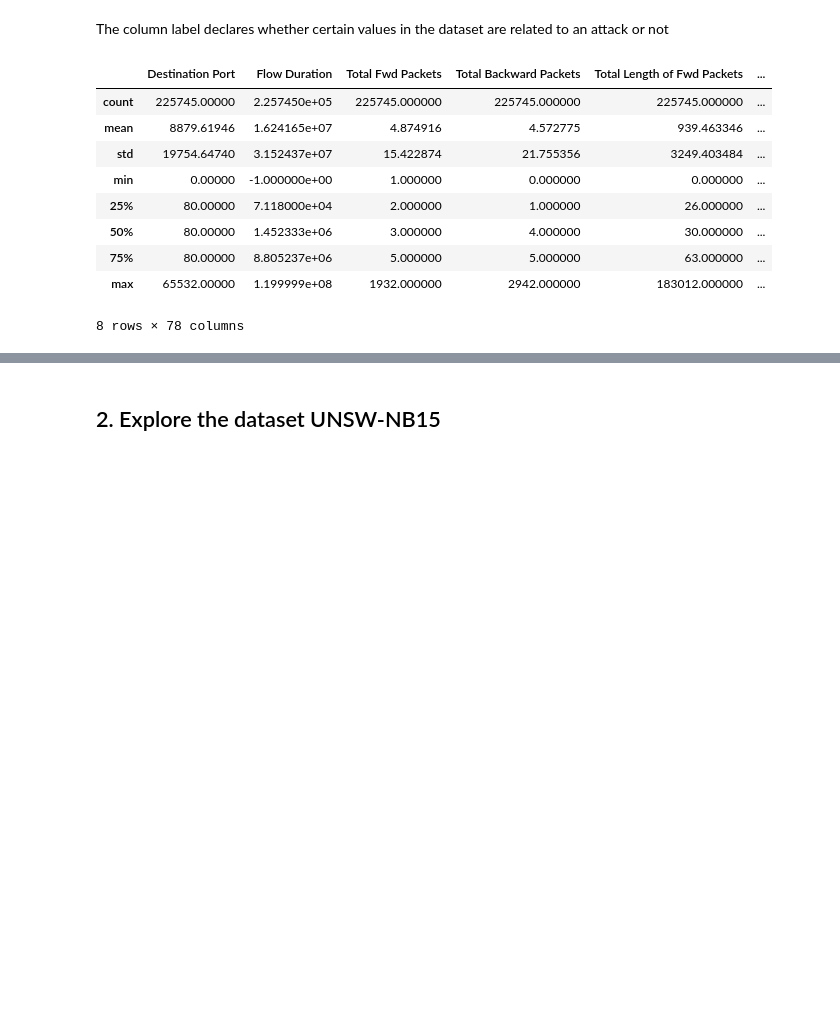
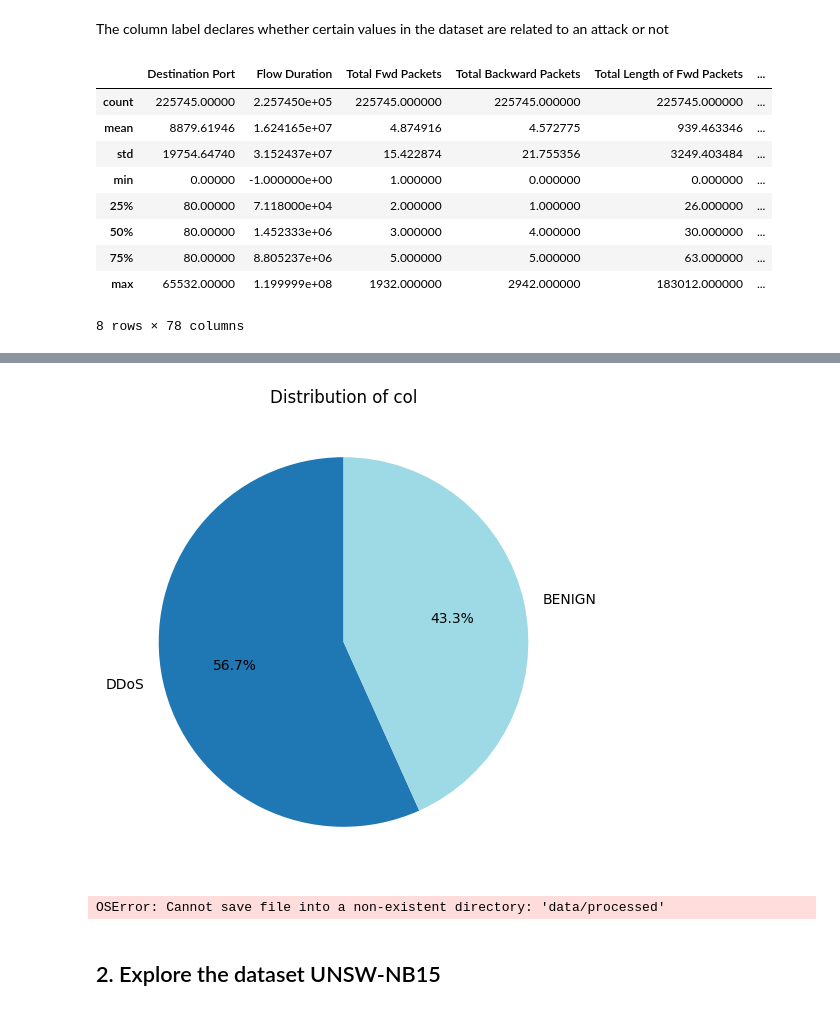
Before and after one commit to esthy13/cil-intrusion-detection, a Jupyter notebook: notebooks/eda_esther.ipynb, the cells around one changed output, grey strips where cells are left out. Cells and saved outputs as stored; diff of their text form; code cells hidden in the pictures; blank space fills up the shorter version.

Commit message:
cleaning 2017 dataset before starting DER

```diff
--- a/notebooks/eda_esther.ipynb
+++ b/notebooks/eda_esther.ipynb
@@ -72,0 +94,3 @@ Resolving deltas: 100% (14/14), done.
+# %%
+clean_2017.dropna(inplace=True)
+clean_2017.shape
@@ -72,0 +115,3 @@ Resolving deltas: 100% (14/14), done.
+# %%
+X, y = clean_2017.drop(columns=" Label"), clean_2017[" Label"]
+print(X.shape, y.shape)
@@ -72,0 +132,7 @@ Resolving deltas: 100% (14/14), done.
+# %%
+# Boolean mask: True if a row has any inf/-inf
+mask_inf = np.isinf(X).any(axis=1)
+
+# Select rows with inf values
+rows_with_inf = X[mask_inf]
+print(f"Rows with inf values represent {len(rows_with_inf) * 100 / X.shape[0]:.3f}% of the dataset")
@@ -72,0 +149,4 @@ Resolving deltas: 100% (14/14), done.
+# %%
+X = X[~mask_inf]
+y = y[~mask_inf]
+print(X.shape, y.shape)
@@ -73,2 +208,24 @@ Resolving deltas: 100% (14/14), done.
+# %%
+# Label distribution
+# visualize with a pieplot
+import matplotlib.pyplot as plt
+
+# Count occurrences of each category
+counts = y.value_counts()
+
+# Pie chart
+plt.figure(figsize=(6,6))
+counts.plot.pie(autopct='%1.1f%%', startangle=90, cmap='tab20')
+plt.ylabel('')  # remove default y-label
+plt.title('Distribution of col')
+plt.show()
+# %% [output]
+[figure, added]
+# %%
+df_clean = X_reduced.copy()
+df_clean['label'] = y
+df_clean.to_csv("data/processed/cleaned_2017_esthy.csv", index=False)
+# %% [output]
+OSError: Cannot save file into a non-existent directory: 'data/processed'
 # %% [markdown]
 ## 2. Explore the dataset UNSW-NB15
```
Also changed, not shown: parts of 26 cells of this notebook, 1 other file.
